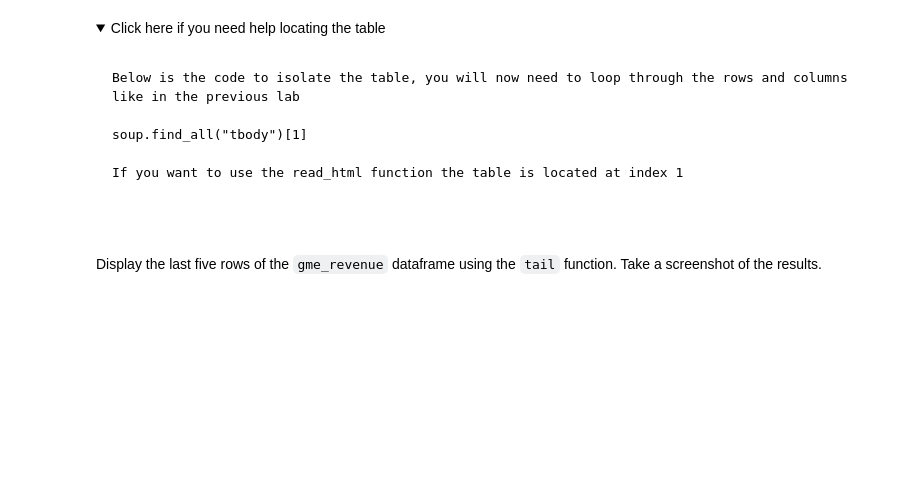
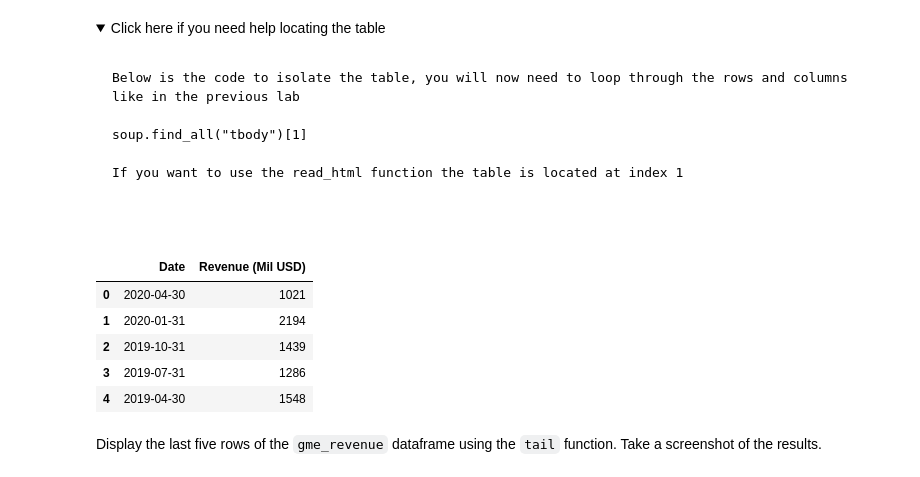
Before and after one commit to BindonWrathbite/IBM-Data-Science-Projects---Tools-for-Data-Science-Final-Assignment, a Jupyter notebook: Python for Data Science/Final Assignment-v2.ipynb, the cells around one changed output. Cells and saved outputs as stored; diff of their text form; code cells hidden in the pictures; folded sections open; blank space fills up the shorter version.

````diff
--- a/Python for Data Science/Final Assignment-v2.ipynb
+++ b/Python for Data Science/Final Assignment-v2.ipynb
@@ -215,5 +229,8 @@ Using the ticker object and the function `history` extract stock information and
 ## Question 4: Use Webscraping to Extract GME Revenue Data
 # %% [markdown]
 Use the `requests` library to download the webpage https://cf-courses-data.s3.us.cloud-object-storage.appdomain.cloud/IBMDeveloperSkillsNetwork-PY0220EN-SkillsNetwork/labs/project/stock.html. Save the text of the response as a variable named `html_data_2`.
+# %%
+url = 'https://cf-courses-data.s3.us.cloud-object-storage.appdomain.cloud/IBMDeveloperSkillsNetwork-PY0220EN-SkillsNetwork/labs/project/stock.html'
+html_data2 = requests.get(url).text
 # %% [markdown]
 Parse the html data using `beautiful_soup` using parser i.e `html5lib` or `html.parser`.
@@ -236,5 +274,22 @@ If you want to use the read_html function the table is located at index 1
 ```
 
 </details>
+# %%
+tables2 = pd.read_html(html_data2)
+# for table in tables2:
+#     print(table.head()) # Used to Find which table I need.
+gme_revenue = tables2[1]
+gme_revenue.columns = ['Date', 'Revenue (Mil USD)']
+gme_revenue['Revenue (Mil USD)'] = gme_revenue['Revenue (Mil USD)'].str.replace('[\$,]', '', regex=True)
+gme_revenue.dropna(inplace=True)
+gme_revenue = gme_revenue[gme_revenue['Revenue (Mil USD)'] != ""]
+gme_revenue.head()
+# %% [output]
+|  | Date | Revenue (Mil USD) |
+| 0 | 2020-04-30 | 1021 |
+| 1 | 2020-01-31 | 2194 |
+| 2 | 2019-10-31 | 1439 |
+| 3 | 2019-07-31 | 1286 |
+| 4 | 2019-04-30 | 1548 |
 # %% [markdown]
 Display the last five rows of the `gme_revenue` dataframe using the `tail` function. Take a screenshot of the results.
````
Also changed, not shown: parts of 5 cells of this notebook, 2 other files.
